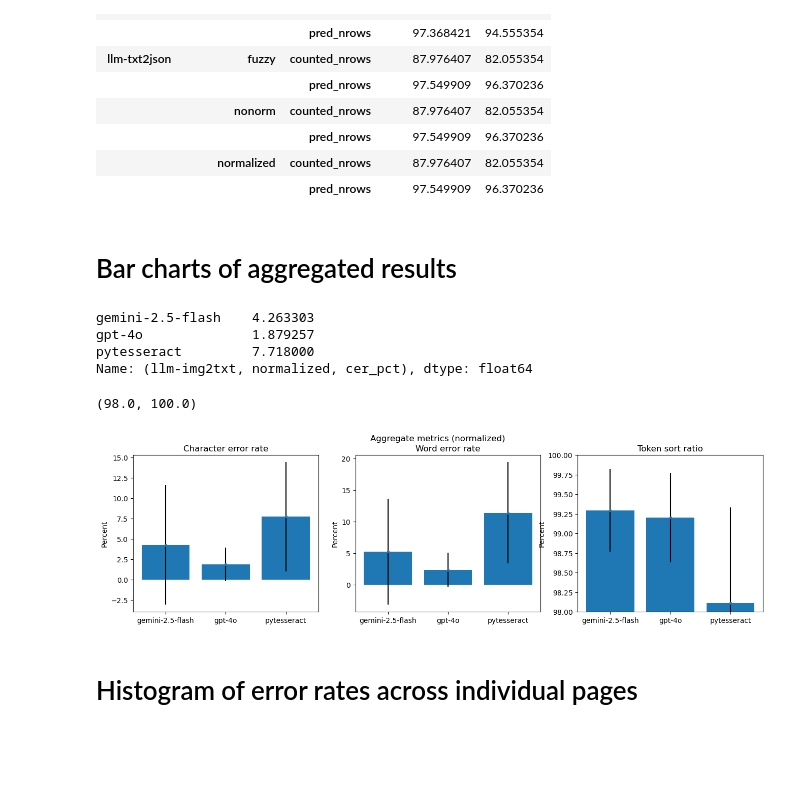
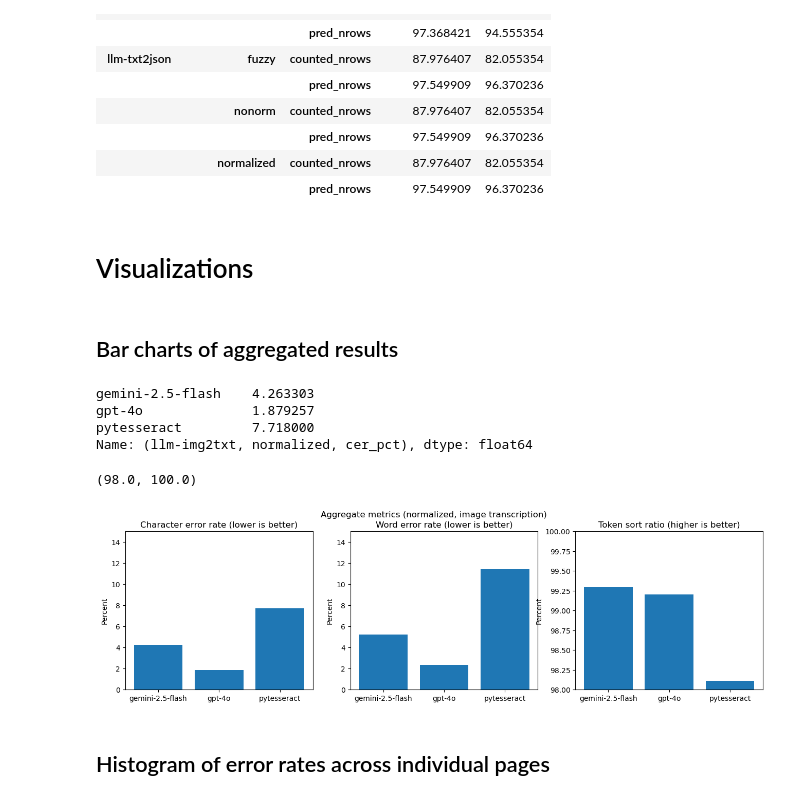
Before and after one commit to GC-20C-Text-Lab/ocr-benchmarking, a Jupyter notebook: src/workflow/text_visualizations.ipynb, the cells around one changed output. Drawn from its saved outputs; the diff is of its cells as text; code cells hidden in the pictures; blank space fills up the shorter version.

```diff
--- a/src/workflow/text_visualizations.ipynb
+++ b/src/workflow/text_visualizations.ipynb
@@ -354,8 +405,10 @@ json_nrows_pct
 |  |  | pred_nrows | 97.549909 | 96.370236 |
 |  | normalized | counted_nrows | 87.976407 | 82.055354 |
 |  |  | pred_nrows | 97.549909 | 96.370236 |
+# %% [markdown]
+# Visualizations
 # %% [markdown]
-# Bar charts of aggregated results
+## Bar charts of aggregated results
 # %%
 # Utility functions for retrieving results with less typing
 def results_mask(df, sub_dir, cleaning_method, metric):
@@ -367,41 +420,47 @@ def results_mask(df, sub_dir, cleaning_method, metric):
 # %%
 fig, (cer_ax, wer_ax, tsr_ax) = plt.subplots(nrows=1, ncols=3, figsize=(16, 4))
 
 cer_pct = llm_txt_grouped_mean.loc['llm-img2txt', 'normalized', 'cer_pct']
 wer_pct = llm_txt_grouped_mean.loc['llm-img2txt', 'normalized', 'wer_pct']
 tsr_pct = llm_txt_grouped_mean.loc['llm-img2txt', 'normalized', 'token_sort_ratio']
 models = ['gemini-2.5-flash', 'gpt-4o', 'pytesseract']
 
 cer_std = llm_txt_grouped_std.loc['llm-img2txt', 'normalized', 'cer_pct']
 wer_std = llm_txt_grouped_std.loc['llm-img2txt', 'normalized', 'wer_pct']
 tsr_std = llm_txt_grouped_std.loc['llm-img2txt', 'normalized', 'token_sort_ratio']
 
+ER_MAX = 15
+
 print(cer_pct)
 
-fig.suptitle('Aggregate metrics (normalized)')
+fig.suptitle('Aggregate metrics (normalized, image transcription)')
 
-cer_ax.errorbar(models, cer_pct, yerr=cer_std, ecolor='black', fmt='.')
+# cer_ax.errorbar(models, cer_pct, yerr=cer_std, ecolor='black', fmt='.')
 cer_ax.bar(models, cer_pct)
-cer_ax.set_title('Character error rate')
+cer_ax.set_title('Character error rate (lower is better)')
 cer_ax.set_ylabel('Percent')
-wer_ax.errorbar(models, wer_pct, yerr=wer_std, ecolor='black', fmt='.')
+cer_ax.set_ylim(0, ER_MAX)
+
+# wer_ax.errorbar(models, wer_pct, yerr=wer_std, ecolor='black', fmt='.')
 wer_ax.bar(models, wer_pct)
-wer_ax.set_title('Word error rate')
+wer_ax.set_title('Word error rate (lower is better)')
 wer_ax.set_ylabel('Percent')
-tsr_ax.errorbar(models, tsr_pct, yerr=tsr_std, ecolor='black', fmt='.')
+wer_ax.set_ylim(0, ER_MAX)
+
+# tsr_ax.errorbar(models, tsr_pct, yerr=tsr_std, ecolor='black', fmt='.')
 tsr_ax.bar(models, tsr_pct)
-tsr_ax.set_title('Token sort ratio')
+tsr_ax.set_title('Token sort ratio (higher is better)')
 tsr_ax.set_ylabel('Percent')
 tsr_ax.set_ylim(np.floor(np.min(tsr_pct)), 100)
 # %% [output]
 gemini-2.5-flash    4.263303
 gpt-4o              1.879257
 pytesseract         7.718000
 Name: (llm-img2txt, normalized, cer_pct), dtype: float64
 (98.0, 100.0)
-[figure, old version]
+[figure, new version]
 # %% [markdown]
-# Histogram of error rates across individual pages
+## Histogram of error rates across individual pages
 # %%
 # Get all CER rates of individual pages
 all_cer_pct = llm_txt[
```
Also changed, not shown: parts of 26 cells of this notebook.
